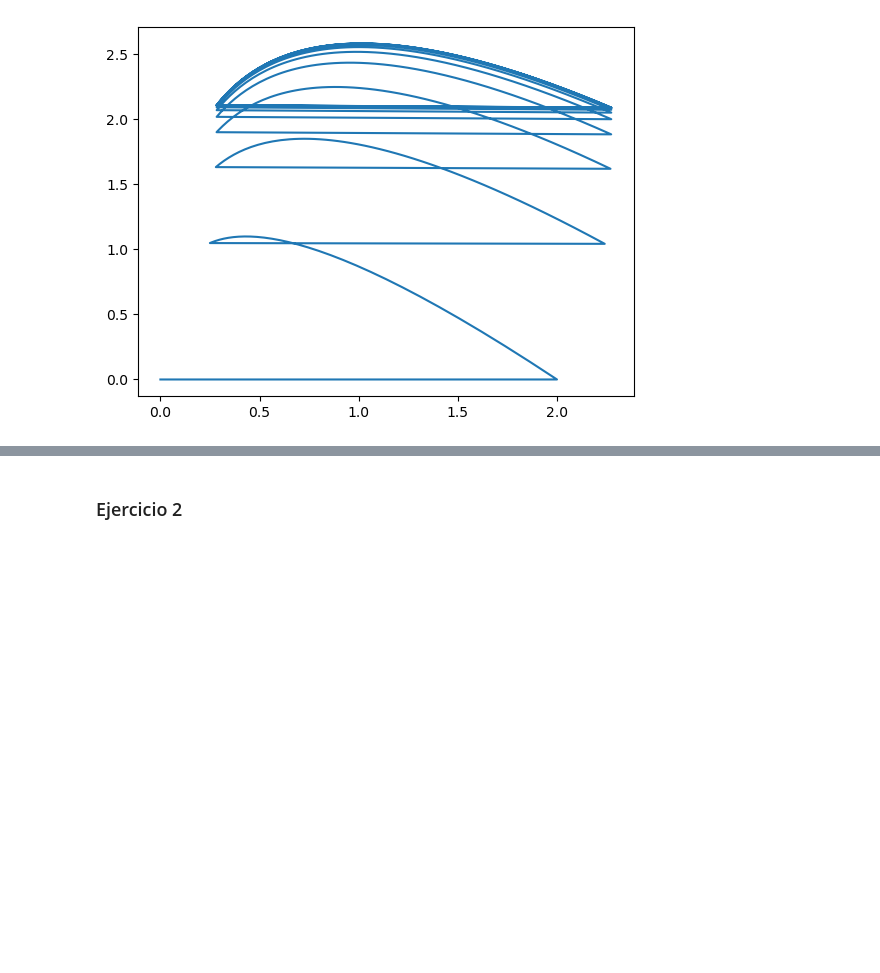
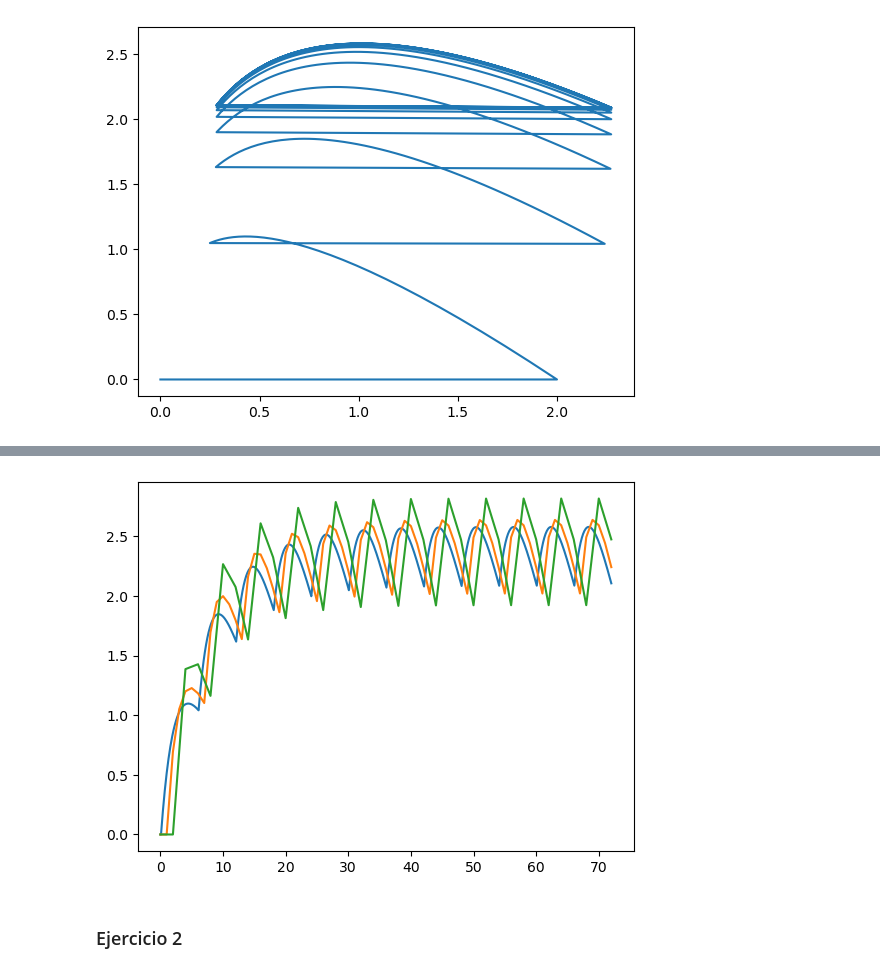
Before and after one commit to Aurora2500/ulpgc_sacse, a Jupyter notebook: 2_2/ej_1.ipynb, the cells around one changed output, grey strips where cells are left out. Cells and saved outputs as stored; diff of their text form; code cells hidden in the pictures; blank space fills up the shorter version.

```diff
--- a/2_2/ej_1.ipynb
+++ b/2_2/ej_1.ipynb
@@ -69,3 +100,12 @@ plt.plot(x[:,0], x[:,1])
+# %%
+tss = [0.1, 1, 2]
+
+for ts in tss:
+    t_ts = np.linspace(0, 72, int(72/ts+1))
+    x_ts = solve_ode(model(a, b, administer(ts)), x0, t_ts)
+    plt.plot(t_ts, x_ts[:,1])
+# %% [output]
+[figure, added]
 # %% [markdown]
 ### Ejercicio 2
 # %% [markdown]
```
Also changed, not shown: parts of 8 cells of this notebook, 1 other file.
